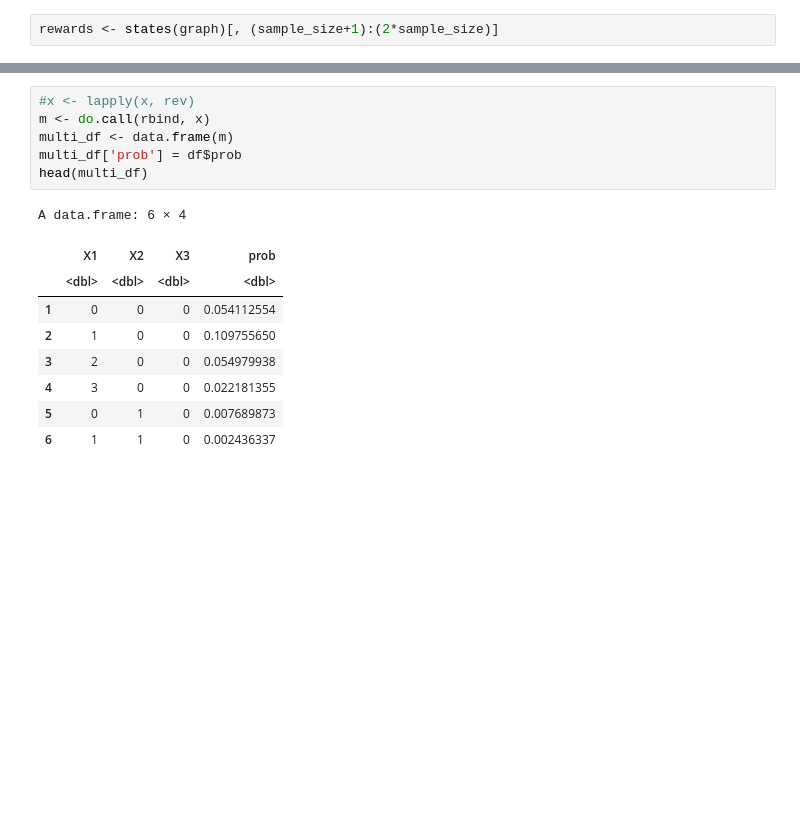
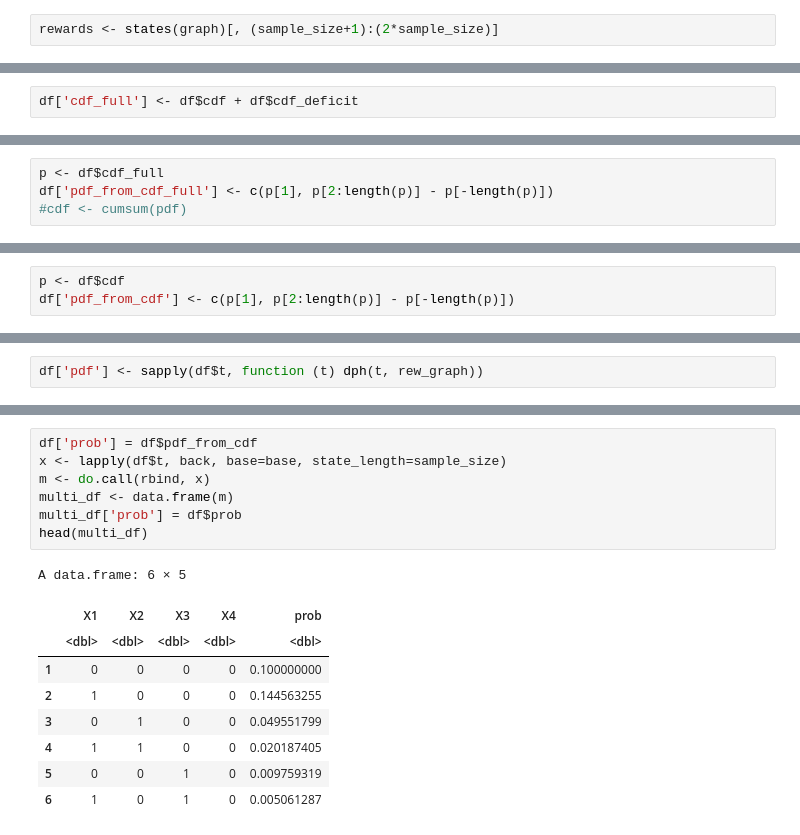
Before and after one commit to munch-group/phase-type-distributions, a Jupyter notebook: notebooks/coalescent-jointprob.ipynb, the cells around one changed output, grey strips where cells are left out. Drawn from its saved outputs; the diff is of its cells as text; blank space fills up the shorter version.

```diff
--- a/notebooks/coalescent-jointprob.ipynb
+++ b/notebooks/coalescent-jointprob.ipynb
@@ -416,0 +494,2 @@ A data.frame: 6 × 2
+# %%
+df['cdf_full'] <- df$cdf + df$cdf_deficit
@@ -416,0 +507,4 @@ A data.frame: 6 × 2
+# %%
+p <- df$cdf_full
+df['pdf_from_cdf_full'] <- c(p[1], p[2:length(p)] - p[-length(p)])
+#cdf <- cumsum(pdf)
@@ -421 +526,4 @@ sum(df$prob * df$t)
+# %%
+p <- df$cdf
+df['pdf_from_cdf'] <- c(p[1], p[2:length(p)] - p[-length(p)])
 # %%
@@ -428 +538,3 @@ df %>% ggplot(aes(x=t, y=prob)) +
+# %%
+df['pdf'] <- sapply(df$t, function (t) dph(t, rew_graph))
 # %%
@@ -440,19 +553,20 @@ x <- lapply(df$t, back, base=base, state_length=sample_size)
 # %%
-#x <- lapply(x, rev)
+df['prob'] = df$pdf_from_cdf
+x <- lapply(df$t, back, base=base, state_length=sample_size)
 m <- do.call(rbind, x)
 multi_df <- data.frame(m)
 multi_df['prob'] = df$prob
 head(multi_df)
 # %% [output]
-A data.frame: 6 × 4
+A data.frame: 6 × 5
-|  | X1 | X2 | X3 | prob |
-|  | <dbl> | <dbl> | <dbl> | <dbl> |
-| 1 | 0 | 0 | 0 | 0.054112554 |
-| 2 | 1 | 0 | 0 | 0.109755650 |
-| 3 | 2 | 0 | 0 | 0.054979938 |
-| 4 | 3 | 0 | 0 | 0.022181355 |
-| 5 | 0 | 1 | 0 | 0.007689873 |
-| 6 | 1 | 1 | 0 | 0.002436337 |
+|  | X1 | X2 | X3 | X4 | prob |
+|  | <dbl> | <dbl> | <dbl> | <dbl> | <dbl> |
+| 1 | 0 | 0 | 0 | 0 | 0.100000000 |
+| 2 | 1 | 0 | 0 | 0 | 0.144563255 |
+| 3 | 0 | 1 | 0 | 0 | 0.049551799 |
+| 4 | 1 | 1 | 0 | 0 | 0.020187405 |
+| 5 | 0 | 0 | 1 | 0 | 0.009759319 |
+| 6 | 1 | 0 | 1 | 0 | 0.005061287 |
 # %%
 tail(multi_df)
 # %% [output]
```
Also changed, not shown: parts of 84 cells of this notebook.
